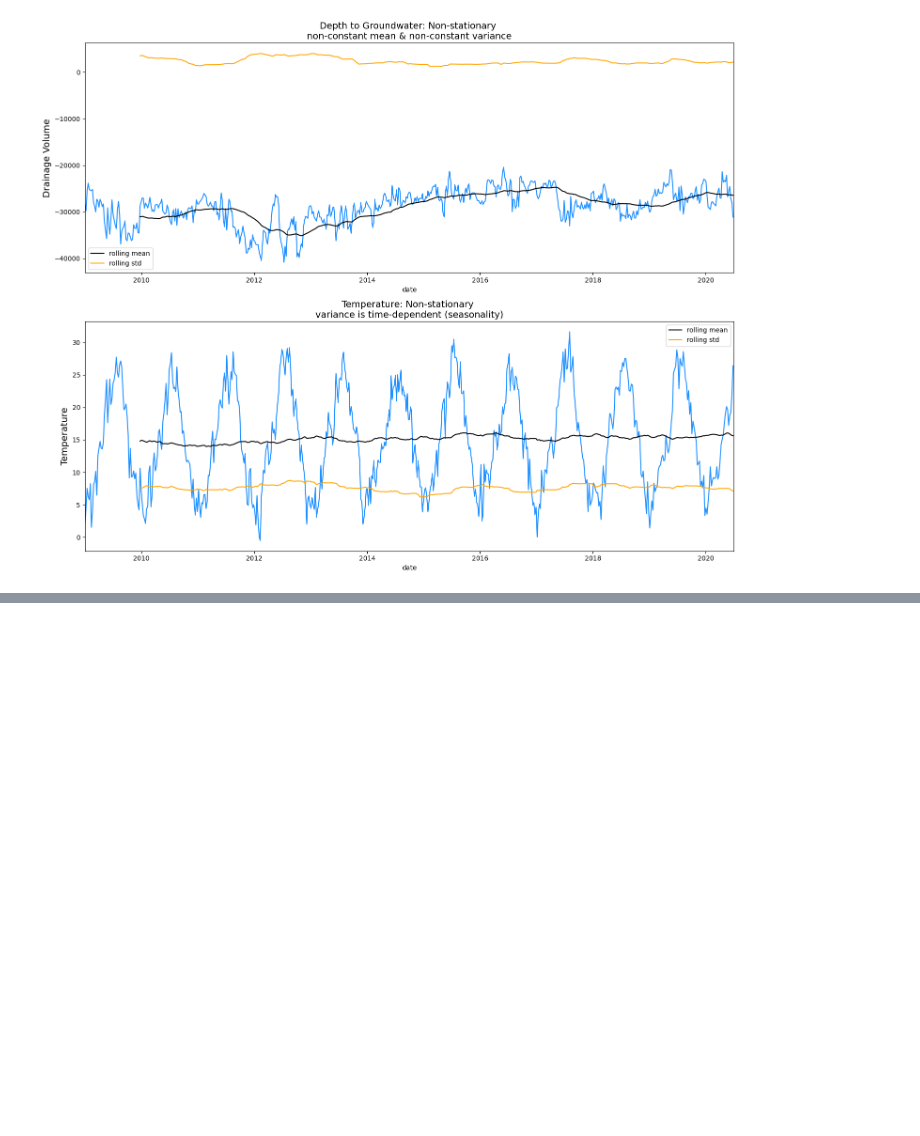
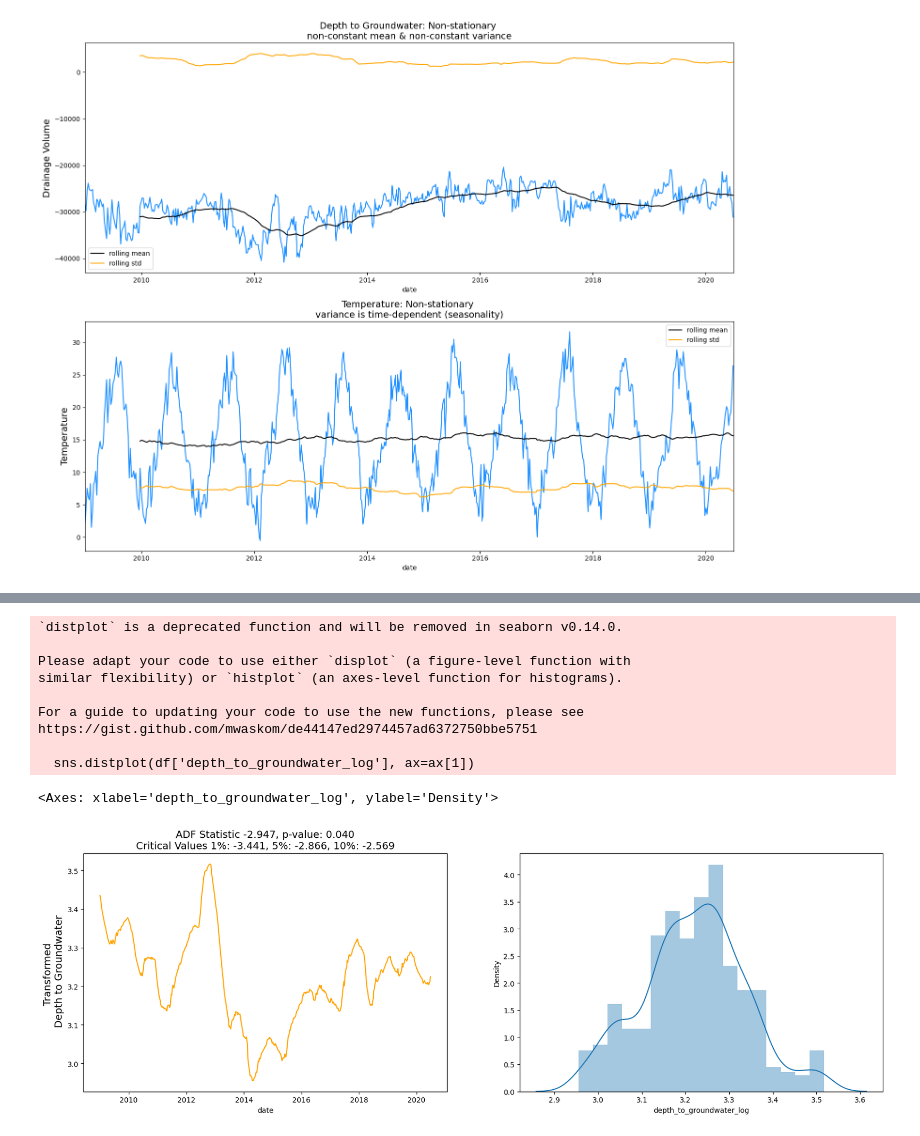
Before and after one commit to rober12345/time-series-project-tutorial, a Jupyter notebook: solutionRobUgalde.ipynb, the cells around one changed output, grey strips where cells are left out. Cells and saved outputs as stored; diff of their text form; code cells hidden in the pictures; blank space fills up the shorter version.

```diff
--- a/solutionRobUgalde.ipynb
+++ b/solutionRobUgalde.ipynb
@@ -505,0 +557,21 @@ plt.show()
+# %%
+# Log Transform of absolute values
+# (Log transoform of negative values will return NaN)
+df['depth_to_groundwater_log'] = np.log(abs(df['depth_to_groundwater']))
+
+f, ax = plt.subplots(nrows=1, ncols=2, figsize=(20, 6))
+visualize_adfuller_results(df['depth_to_groundwater_log'], 'Transformed \n Depth to Groundwater', ax[0])
+
+sns.distplot(df['depth_to_groundwater_log'], ax=ax[1])
+# %% [output]
+`distplot` is a deprecated function and will be removed in seaborn v0.14.0.
+
+Please adapt your code to use either `displot` (a figure-level function with
+similar flexibility) or `histplot` (an axes-level function for histograms).
+
+For a guide to updating your code to use the new functions, please see
+https://gist.github.com/mwaskom/de44147ed2974457ad6372750bbe5751
+
+  sns.distplot(df['depth_to_groundwater_log'], ax=ax[1])
+<Axes: xlabel='depth_to_groundwater_log', ylabel='Density'>
+[figure, added]
```
Also changed, not shown: parts of 8 cells of this notebook.
